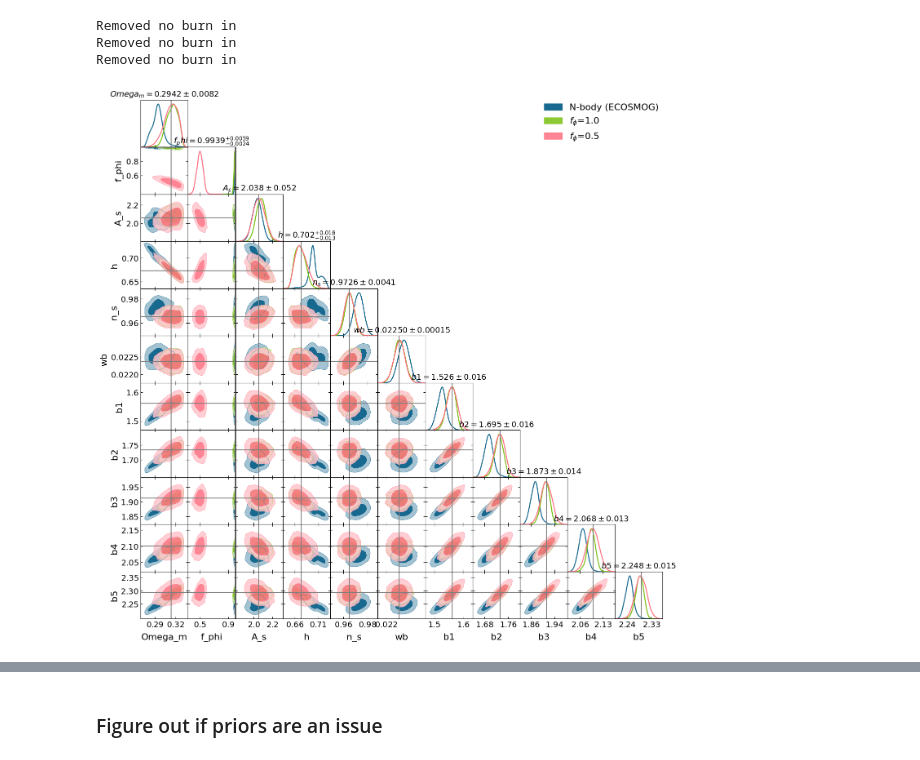
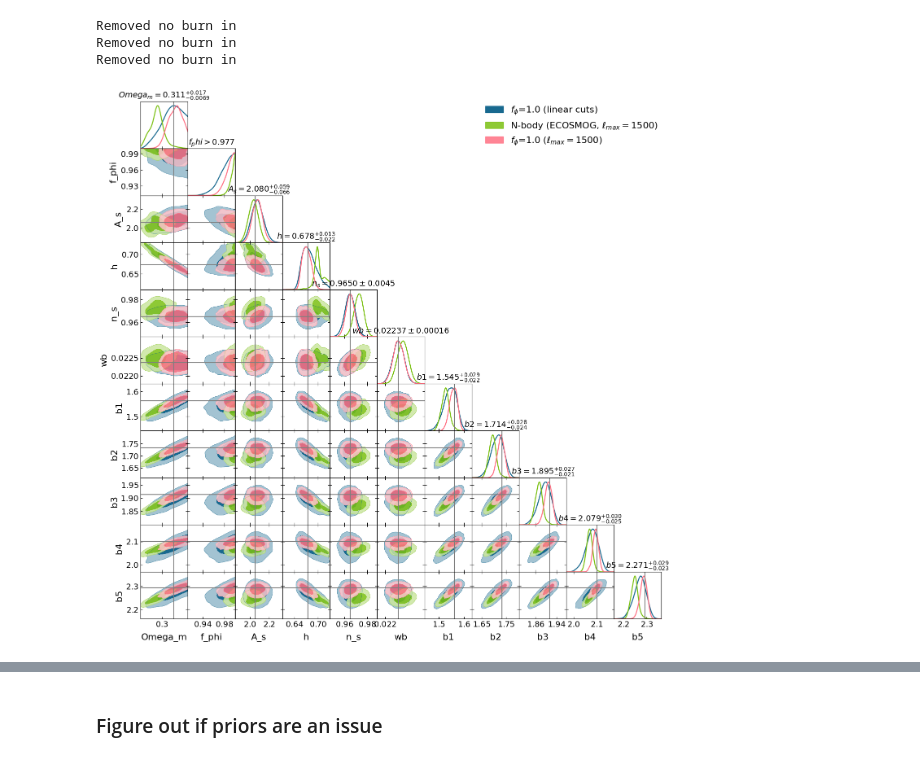
Before and after one commit to CarolaZano/CubicGalileon_Forecasts, a Jupyter notebook: Read_emcee_progress-Nbody.ipynb, the cells around one changed output, grey strips where cells are left out. Cells and saved outputs as stored; diff of their text form; code cells hidden in the pictures.

```diff
--- a/Read_emcee_progress-Nbody.ipynb
+++ b/Read_emcee_progress-Nbody.ipynb
@@ -67,12 +108,18 @@ fiducials = [cosmo_universe["Omega_m"], f_phi_universe, cosmo_universe["A_s"]*1e
 #                   "chain_mcmc_cG_3x2pt_LSSTY1_emulator_cosmo_ecosmog_fphi1p0_ell1500_k0p2.txt",
 #                   "chain_mcmc_cG_3x2pt_LSSTY1_emulator_cosmo_ecosmog_fphi0p5_ell1500_k0p2.txt"]
 
-chain_name_list = ["chain_mcmc_cG_3x2pt_LSSTY1_validation_Nbody_baryonic_k0p2.txt",
-                   "chain_mcmc_cG_3x2pt_LSSTY1_emulator_cosmo_ecosmog_fphi1p0_baryonic_k0p2.txt",
-                   "chain_mcmc_cG_3x2pt_LSSTY1_emulator_cosmo_ecosmog_fphi0p5_baryonic_k0p2.txt"]
+chain_name_list = ["chain_mcmc_cG_3x2pt_LSSTY1_fromemulator_linearcuts_k0p1_fphi1p0.txt",
+                   "chain_mcmc_cG_3x2pt_LSSTY1_validation_Nbody_baryonic_k0p2.txt",
+                   "chain_mcmc_cG_3x2pt_LSSTY1_emulator_cosmo_ecosmog_fphi1p0_baryonic_k0p2.txt"]
+
+cosmo_universe, parameter_names, parameter_values, fiducials = set_parameter_values_from_chain(chain_name_list[0])
+
 samples = []
 
-chain_names = ["N-body (ECOSMOG)", "$f_\phi$=1.0", "$f_\phi$=0.5"]
+# get priors dictionary values for parameters
+prior_dict = get_prior_dict_from_chain(chain_name_list[0])
+
+chain_names = ["$f_\phi$=1.0 (linear cuts)","N-body (ECOSMOG, baryonic cuts)", "$f_\phi$=1.0 (baryonic cuts)"]
 for chain_name in chain_name_list:
     # load the chain, skipping the header lines that start with '#'
     data = np.loadtxt(f"/home/c2042999/Desktop/Newcastle/cG_Forecasts/CubicGalileon_Forecasts/chains/{chain_name}", comments='#')
@@ -83,7 +130,8 @@ for chain_name in chain_name_list:
     parameter_values_plots = parameter_values.copy()
     parameter_values_plots["wb"] = parameter_values["Omega_b"]*parameter_values["h"]**2
     samples.append(
-        getdist.MCSamples(samples=data[:,:len(parameter_names)], names=parameter_names_plots, weights=np.exp(data[:, -2]),settings={'smooth_scale_2D':0.35, 'smooth_scale_1D':0.35})
+        getdist.MCSamples(samples=data[:,:len(parameter_names)], names=parameter_names_plots, weights=np.exp(data[:, -2]),loglikes=data[:, -1],
+                          settings={'smooth_scale_2D':0.35, 'smooth_scale_1D':0.35,"mult_bias_correction_order": 1}, ranges=prior_dict)
     )
 
 # overlay plot of priors from priorchain_tests.txt, with dashed black lines
@@ -130,11 +239,17 @@ Removed no burn in
 # %%
-chain_name_list = ["chain_mcmc_cG_3x2pt_LSSTY1_validation_Nbody_ell1500_k0p2.txt",
-                   "chain_mcmc_cG_3x2pt_LSSTY1_emulator_cosmo_ecosmog_fphi1p0_ell1500_k0p2.txt",
-                   "chain_mcmc_cG_3x2pt_LSSTY1_emulator_cosmo_ecosmog_fphi0p5_ell1500_k0p2.txt"]
+chain_name_list = ["chain_mcmc_cG_3x2pt_LSSTY1_fromemulator_linearcuts_k0p1_fphi1p0.txt",
+                    "chain_mcmc_cG_3x2pt_LSSTY1_validation_Nbody_ell1500_k0p2.txt",
+                   "chain_mcmc_cG_3x2pt_LSSTY1_emulator_cosmo_ecosmog_fphi1p0_ell1500_k0p2.txt"]
+
+cosmo_universe, parameter_names, parameter_values, fiducials = set_parameter_values_from_chain(chain_name_list[0])
 
 samples = []
 
-chain_names = ["N-body (ECOSMOG)", "$f_\phi$=1.0", "$f_\phi$=0.5"]
+# get priors dictionary values for parameters
+prior_dict = get_prior_dict_from_chain(chain_name_list[0])
+
+
+chain_names = ["$f_\phi$=1.0 (linear cuts)","N-body (ECOSMOG, $\ell_{max} = 1500$)", "$f_\phi$=1.0 ($\ell_{max} = 1500$)"]
 for chain_name in chain_name_list:
     # load the chain, skipping the header lines that start with '#'
     data = np.loadtxt(f"/home/c2042999/Desktop/Newcastle/cG_Forecasts/CubicGalileon_Forecasts/chains/{chain_name}", comments='#')
@@ -145,7 +260,8 @@ for chain_name in chain_name_list:
     parameter_values_plots = parameter_values.copy()
     parameter_values_plots["wb"] = parameter_values["Omega_b"]*parameter_values["h"]**2
     samples.append(
-        getdist.MCSamples(samples=data[:,:len(parameter_names)], names=parameter_names_plots, weights=np.exp(data[:, -2]),settings={'smooth_scale_2D':0.35, 'smooth_scale_1D':0.35})
+        getdist.MCSamples(samples=data[:,:len(parameter_names)], names=parameter_names_plots, weights=np.exp(data[:, -2]),
+                          settings={'smooth_scale_2D':0.35, 'smooth_scale_1D':0.35,"mult_bias_correction_order": 1}, ranges=prior_dict)
     )
 
 # overlay plot of priors from priorchain_tests.txt, with dashed black lines
@@ -161,34 +277,34 @@ g = getdist.plots.getSubplotPlotter(subplot_size=1.5)
 
 plt.rcParams.update({'font.size':16})
 g.settings.legend_fontsize=20
 g.settings.axes_fontsize=18
 g.settings.axes_labelsize=20
 g.settings.linewidth=4
 g.settings.figure_legend_frame = False
 
 g.triangle_plot(samples,
     parameter_names_plots,
     legend_labels=chain_names,
     title_limit=1,  # first title limit (for 1D plots) is 68% by default
     legend_loc = 'upper right',
     contour_args = [{'filled':True, 'color': colors[0]}, {'filled':True, 'color': colors[1], 'ls': '-'},
     {'filled':True, 'color': colors[2], 'ls': '-'},{'filled':True, 'color': colors[3], 'ls': '--'},{'filled':False, 'color': "k", 'ls': '--'}],
     line_args=[ {'color': colors[0], 'ls': '-'}, {'color': colors[1], 'ls': '-'},
     {'color': colors[2], 'ls': '-'}, {'color': colors[3], 'ls': '-'}, {'color': "k", 'ls': '--'}],)
 
 # plot fiducial values as gray lines
 for i in range(len(parameter_names_plots)):
     for j in range(i+1):
         ax = g.subplots[i,j]
         if i != j and parameter_names_plots[i] in parameter_values_plots and fiducials[i] != None:
             ax.axhline(fiducials[i],lw=1.5,color='tab:gray')
         if parameter_names_plots[j] in parameter_values_plots and fiducials[j] != None:
             ax.axvline(fiducials[j],lw=1.5,color='tab:gray')
 # %% [output]
 Removed no burn in
 Removed no burn in
 Removed no burn in
-[figure, old version]
+[figure, new version]
 # %%
 chain_name_list = ["chain_mcmc_cG_3x2pt_LSSTY1_validation_Nbody_ell1500_k0p2.txt",
                    "chain_mcmc_cG_3x2pt_LSSTY1_emulator_cosmo_ecosmog_fphi1p0_ell1500_k0p2.txt"]
```
Also changed, not shown: parts of 14 cells of this notebook, 22 other files.
